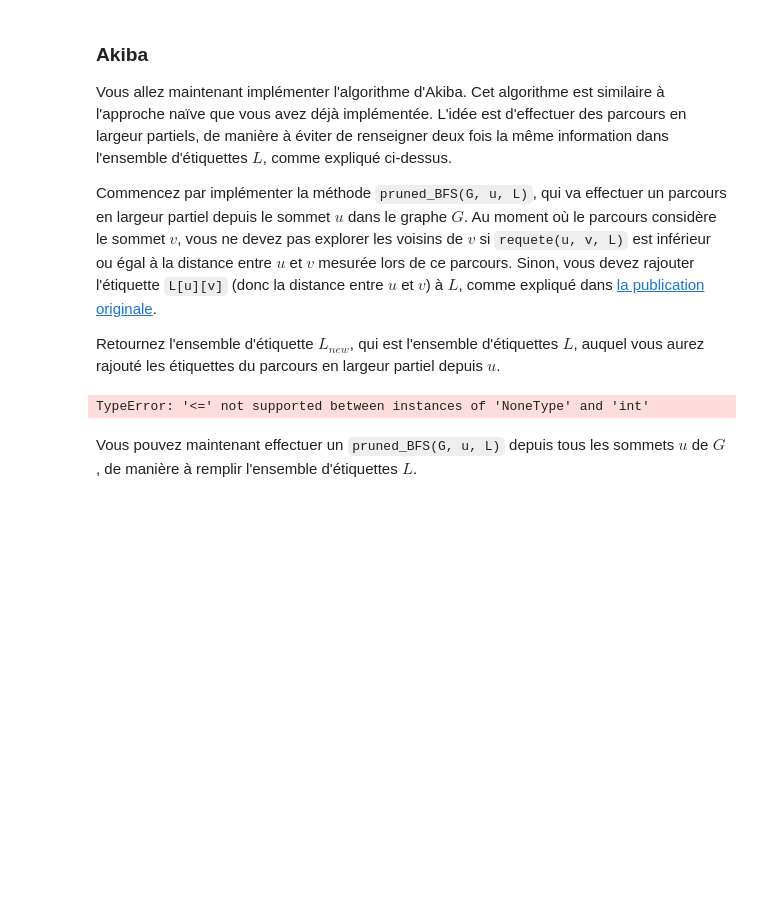
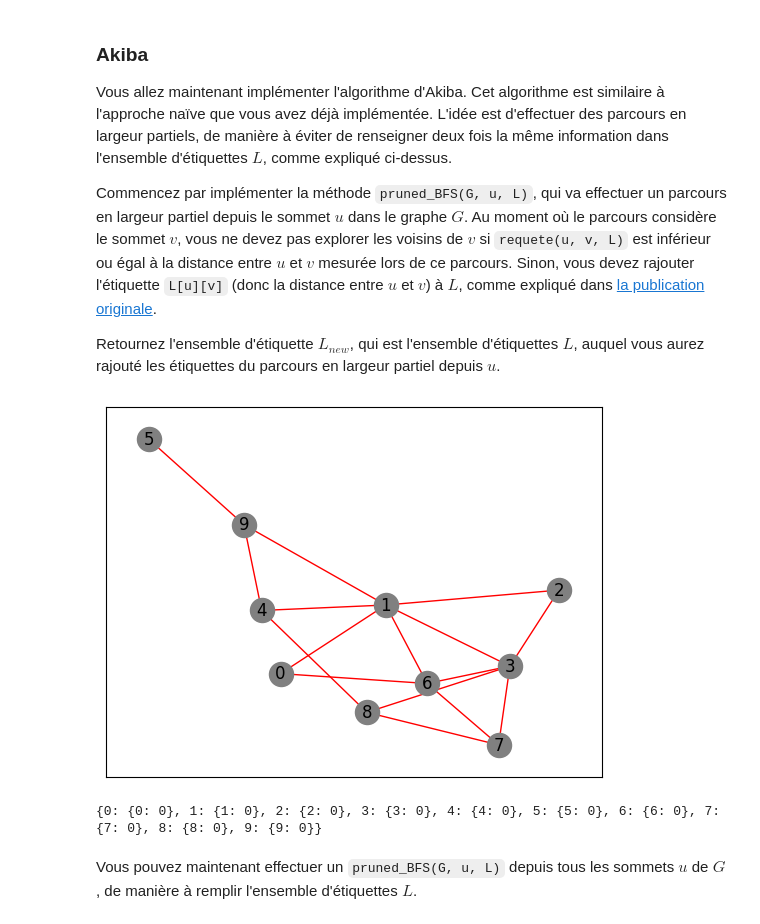
Before and after one commit to Levisky/projet_graphe, a Jupyter notebook: Projet.ipynb, the cells around one changed output. Saved outputs shown, nothing was run; the diff lists cells and outputs as text; code cells hidden in the pictures; blank space fills up the shorter version.

```diff
--- a/Projet.ipynb
+++ b/Projet.ipynb
@@ -238,14 +238,15 @@ def pruned_BFSdraw(G, vk, L):
     return L_new, edges
 # %%
 G = nx.gnp_random_graph(10, 0.5)
-L = {}
+L = {v: {v: 0} for v in G.nodes()}
 L, edges = pruned_BFSdraw(G, 0, L)
 mydraw(G, edges)
 #L = pruned_BFS(G, 0, L)
 #nx.draw(G, with_labels=True)
 print(L)
 # %% [output]
+[figure, added]
-TypeError: '<=' not supported between instances of 'NoneType' and 'int'
+{0: {0: 0}, 1: {1: 0}, 2: {2: 0}, 3: {3: 0}, 4: {4: 0}, 5: {5: 0}, 6: {6: 0}, 7: {7: 0}, 8: {8: 0}, 9: {9: 0}}
 # %% [markdown]
 Vous pouvez maintenant effectuer un `pruned_BFS(G, u, L)` depuis tous les sommets $u$ de $G$, de manière à remplir l'ensemble d'étiquettes $L$.
 # %%
```
Also changed, not shown: parts of 3 cells of this notebook.
